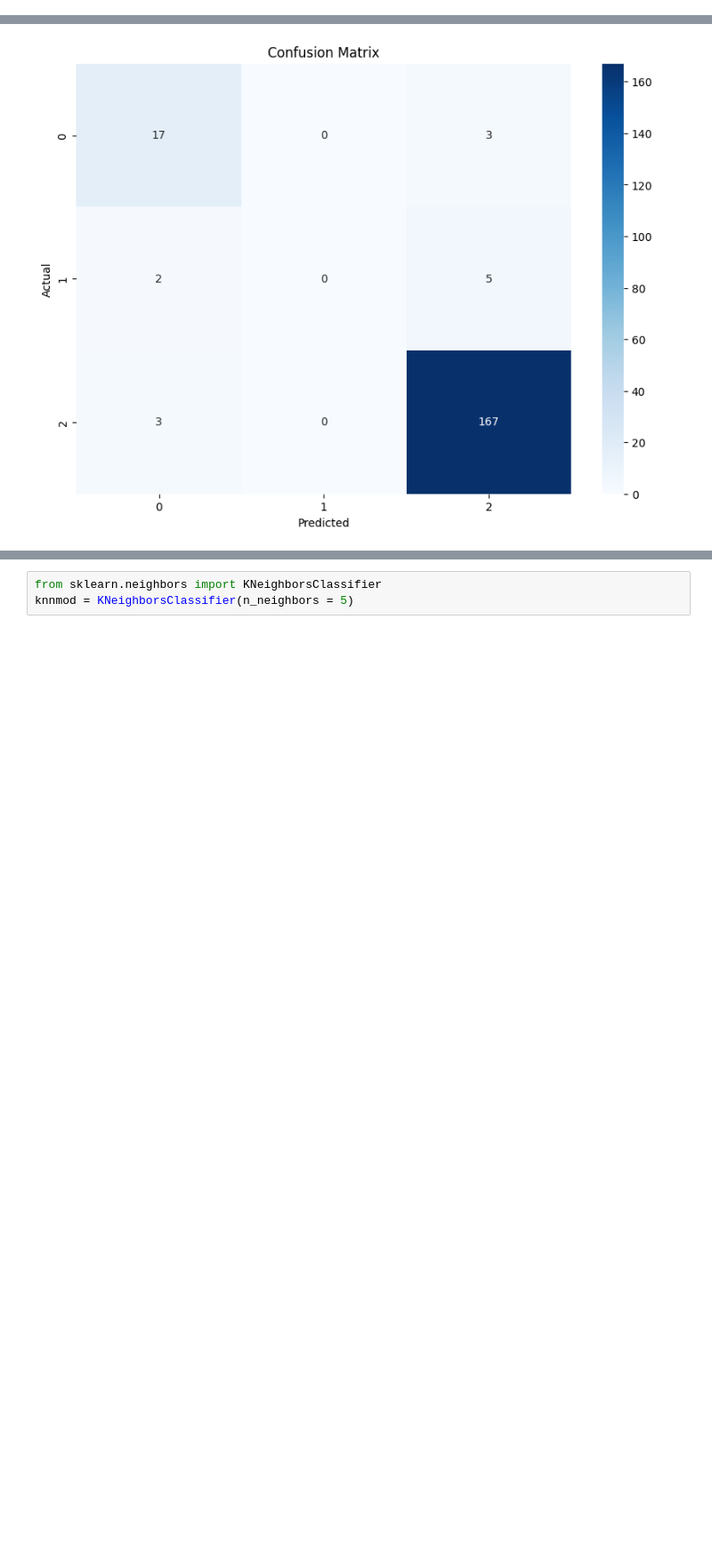
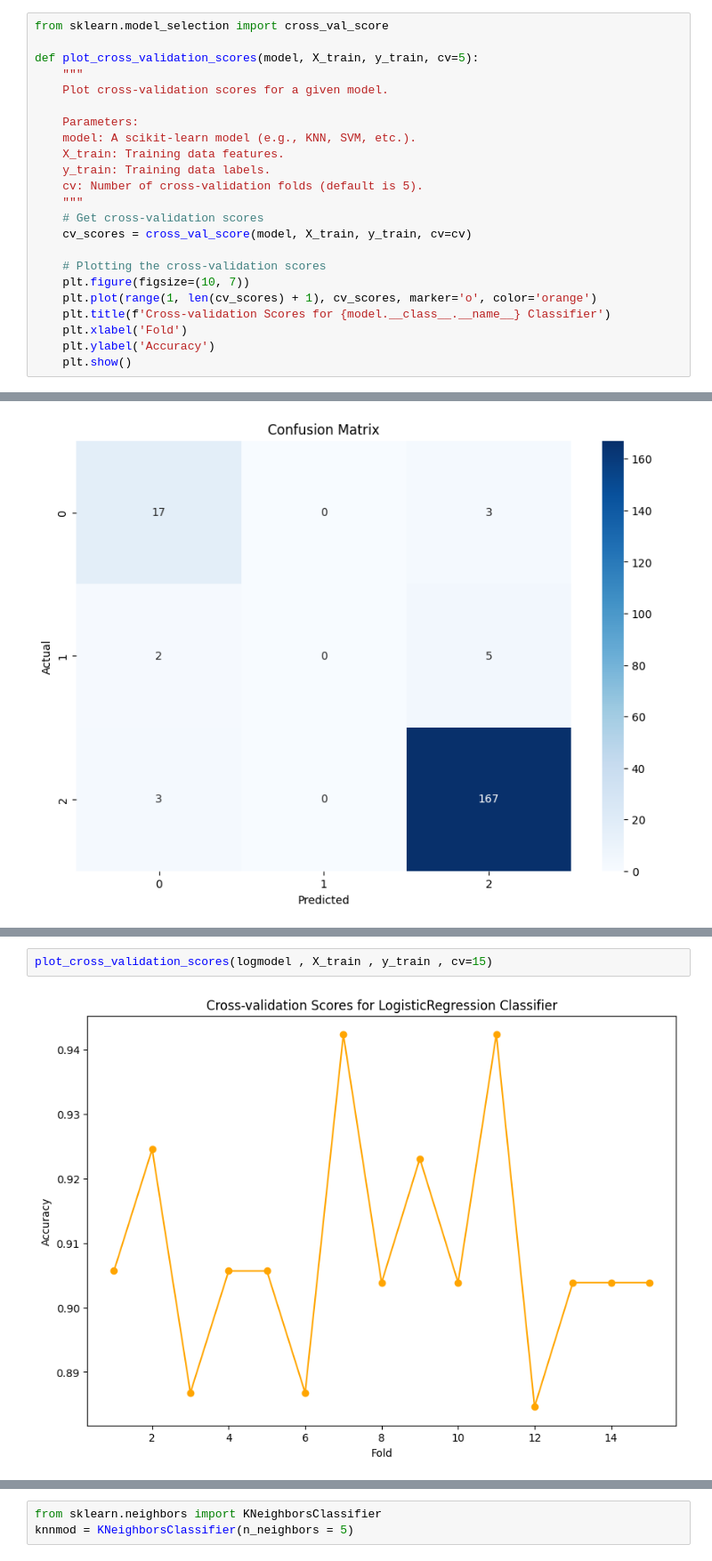
Before and after one commit to Mohamed-Ahmed-Esmat/Data-Mining-Project, a Jupyter notebook: diabetes_classification.ipynb, the cells around one changed output, grey strips where cells are left out. Shown at 89% size. Cells and saved outputs as stored; diff of their text form; blank space fills up the shorter version.

```diff
--- a/diabetes_classification.ipynb
+++ b/diabetes_classification.ipynb
@@ -361,3 +455,26 @@ def Plot_Confussion_Matrix(cm):
+# %%
+from sklearn.model_selection import cross_val_score
+
+def plot_cross_validation_scores(model, X_train, y_train, cv=5):
+    """
+    Plot cross-validation scores for a given model.
+
+    Parameters:
+    model: A scikit-learn model (e.g., KNN, SVM, etc.).
+    X_train: Training data features.
+    y_train: Training data labels.
+    cv: Number of cross-validation folds (default is 5).
+    """
+    # Get cross-validation scores
+    cv_scores = cross_val_score(model, X_train, y_train, cv=cv)
+
+    # Plotting the cross-validation scores
+    plt.figure(figsize=(10, 7))
+    plt.plot(range(1, len(cv_scores) + 1), cv_scores, marker='o', color='orange')
+    plt.title(f'Cross-validation Scores for {model.__class__.__name__} Classifier')
+    plt.xlabel('Fold')
+    plt.ylabel('Accuracy')
+    plt.show()
 # %%
 Plot_Confussion_Matrix(cm_LR)
 # %% [output]
@@ -366,0 +486,4 @@ Plot_Confussion_Matrix(cm_LR)
+# %%
+plot_cross_validation_scores(logmodel , X_train , y_train , cv=15)
+# %% [output]
+[figure, added]
```
Also changed, not shown: parts of 55 cells of this notebook.
